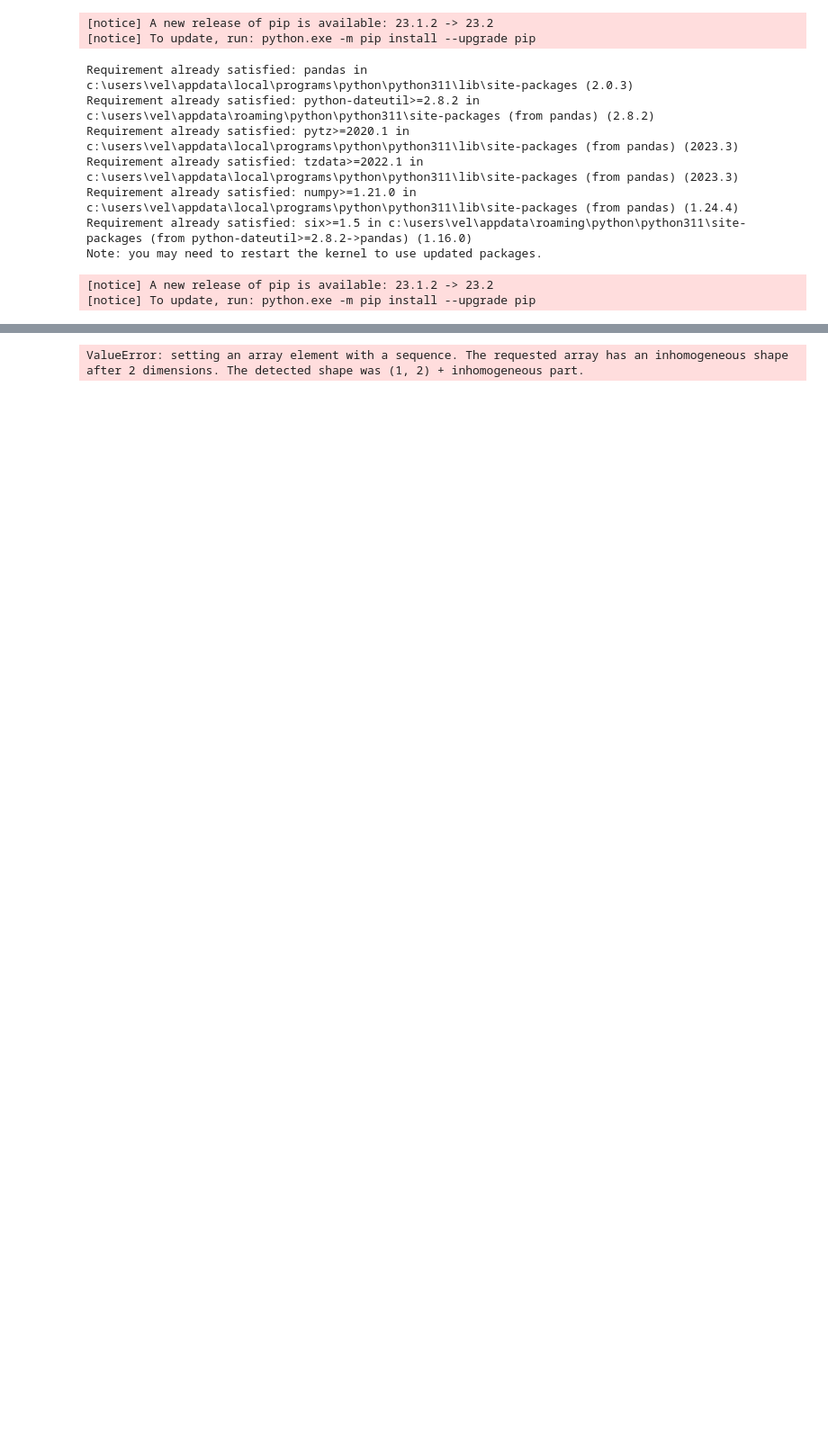
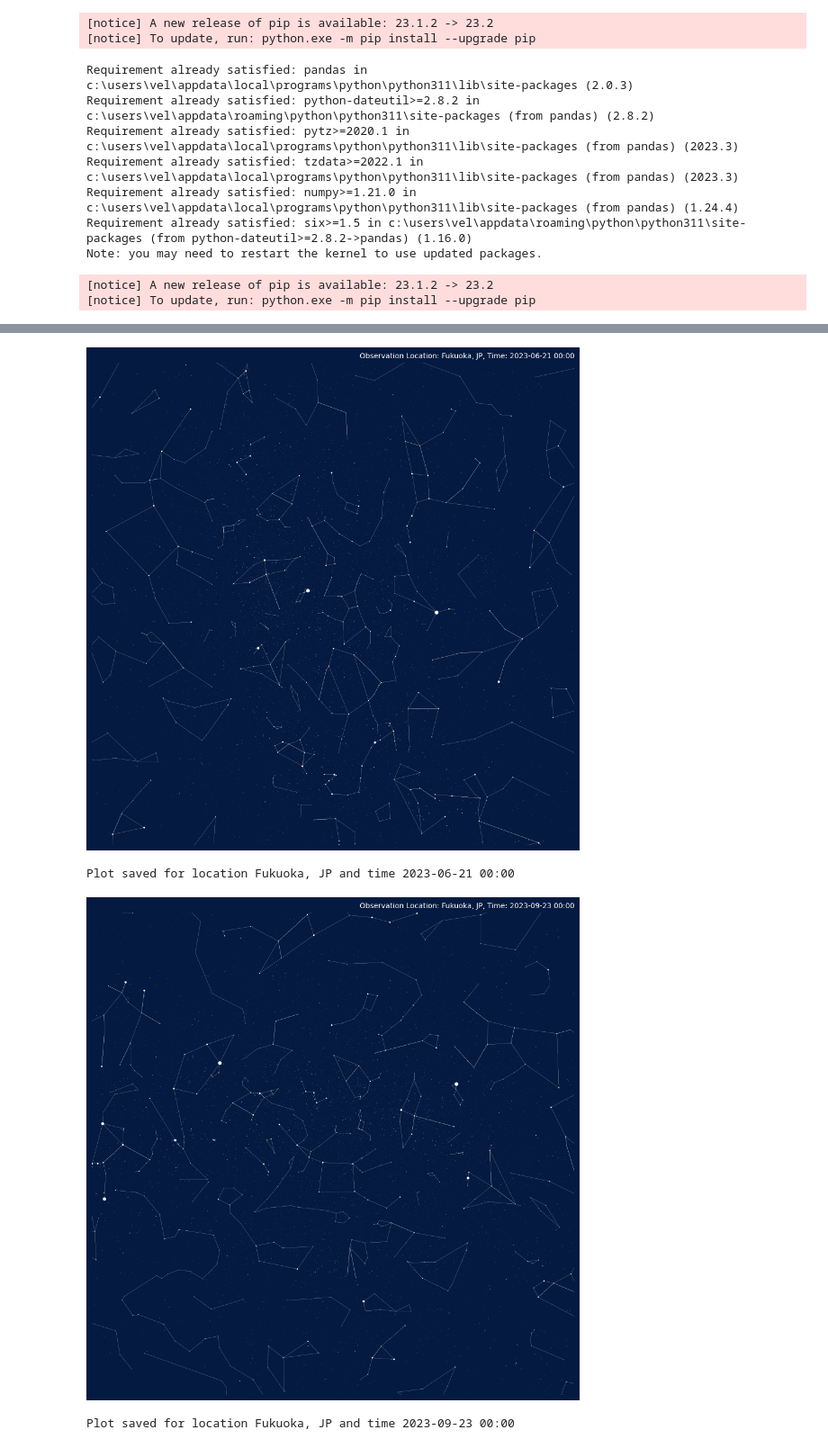
Before and after one commit to Zeoui-project/Python-365-Challenge, a Jupyter notebook: day-103-star-constellation-projectio/day-103.ipynb, the cells around one changed output, grey strips where cells are left out. Shown at 90% size. Drawn from its saved outputs; the diff is of its cells as text; code cells hidden in the pictures; blank space fills up the shorter version.

```diff
--- a/day-103-star-constellation-projectio/day-103.ipynb
+++ b/day-103-star-constellation-projectio/day-103.ipynb
@@ -99,15 +133,22 @@ eph, stars, constellations = load_data()
 # %%
+from geopy import Nominatim
+from datetime import datetime
+from pytz import timezone, utc
+from skyfield.api import load, wgs84, Star
+
 def collect_celestial_data(location, when):
     # Get latitude coordinates
-    locator = Nominatim(user_agent='myGeocoder', timeout = 10)
+    locator = Nominatim(user_agent='myGeocoder', timeout=10)
     location = locator.geocode(location)
     lat, long = location.latitude, location.longitude
 
     # Convert date string into datetime object
     dt = datetime.strptime(when, '%Y-%m-%d %H:%M')
 
-    # Define datetime and convert to UTC based on location coordinates
-    timezone_str = tzwhere.tzwhere().tzNameAt(lat, long)
+    tf = timezonefinder.TimezoneFinder()
+
+    # From the lat/long, get the tz-database-style time zone name (e.g. 'America/Vancouver') or None
+    timezone_str = tf.certain_timezone_at(lat=lat, lng=long)  # Fix the method call here
     local = timezone(timezone_str)
     utc_dt = local.localize(dt, is_dst=None).astimezone(utc)
 
@@ -123,7 +164,6 @@ def collect_celestial_data(location, when):
     edges = [edge for name, edges in constellations for edge in edges]
     edges_star1 = [star1 for star1, star2 in edges]
     edges_star2 = [star2 for star1, star2 in edges]
-
 
     # Define the angle and center the observation location by the angle
     position = observer.from_altaz(alt_degrees=90, az_degrees=0)
@@ -144,5 +184,5 @@ def collect_celestial_data(location, when):
 
 # call the above function with a given location and timestamp
 location = 'New York, NY'
-when = '2023-12-01 01:00'
+when = '2023-12-01 00:00'
 stars, edges_star1, edges_star2 = collect_celestial_data(location, when)
@@ -204,26 +242,29 @@ ValueError: setting an array element with a sequence. The requested array has an
 # %%
 def generate_star_chart(locations, whens):
     for location in locations:
         for when in whens:
             chart_size = 12
             max_star_size = 100
 
             # generate the plot
             create_star_chart(location, when, chart_size, max_star_size)
 
             # save the plot
             when_datetime = datetime.strptime(when, '%Y-%m-%d %H:%M')
             filename = f"{location}_{when_datetime.strftime('%Y%m%d_%H%M')}.png"
             plt.savefig(filename, dpi=300)
             #plt.savefig(filename, format='svg', dpi=1200)
             plt.close()
 
             # print confirmation message
             print(f"Plot saved for location {location} and time {when}")
 
 # Call the above loop function
-locations = ['Seattle', 'Wellington', 'Tokyo', 'Paris']
+locations = ['Fukuoka, JP']
 whens = ['2023-06-21 00:00', '2023-09-23 00:00','2023-12-22 00:00']
 generate_star_chart(locations, whens)
 # %% [output]
+[figure, added]
-ValueError: setting an array element with a sequence. The requested array has an inhomogeneous shape after 2 dimensions. The detected shape was (1, 2) + inhomogeneous part.
+Plot saved for location Fukuoka, JP and time 2023-06-21 00:00
+[figure, added]
+Plot saved for location Fukuoka, JP and time 2023-09-23 00:00
```
Also changed, not shown: parts of 5 cells of this notebook.
